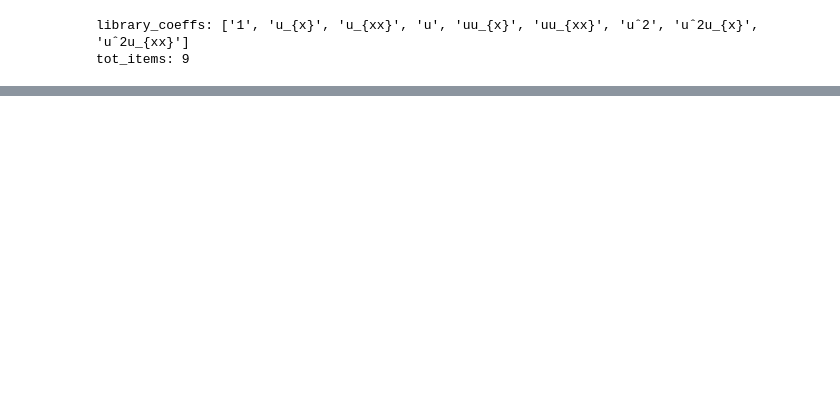
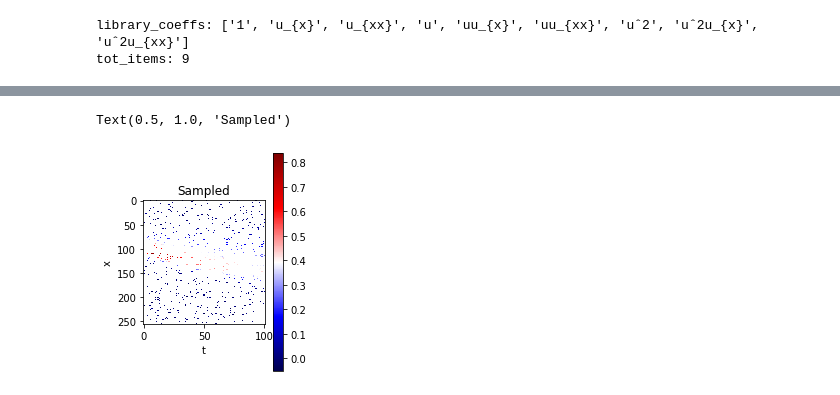
Before and after one commit to Happydas/Model-Identification, a Jupyter notebook: One Dimentional/Burger_Equation.ipynb, the cells around one changed output, grey strips where cells are left out. Drawn from its saved outputs; the diff is of its cells as text; code cells hidden in the pictures; blank space fills up the shorter version.

```diff
--- a/Burger_Equation.ipynb
+++ b/One Dimentional/Burger_Equation.ipynb
@@ -373,0 +335,14 @@ plt.show()
+# %%
+usamp = np.full(y.shape,np.nan)
+usamp[idxs] = y_train
+usamp = usamp.reshape(u.T.shape).T
+
+plt.subplot(1,2,2)
+im = plt.imshow(usamp, cmap="seismic", aspect=.4)
+plt.colorbar(im)
+plt.xlabel("t")
+plt.ylabel("x")
+plt.title("Sampled")
+# %% [output]
+Text(0.5, 1.0, 'Sampled')
+[figure, added]
```
Also changed, not shown: parts of 9 cells of this notebook, 10 other files.
